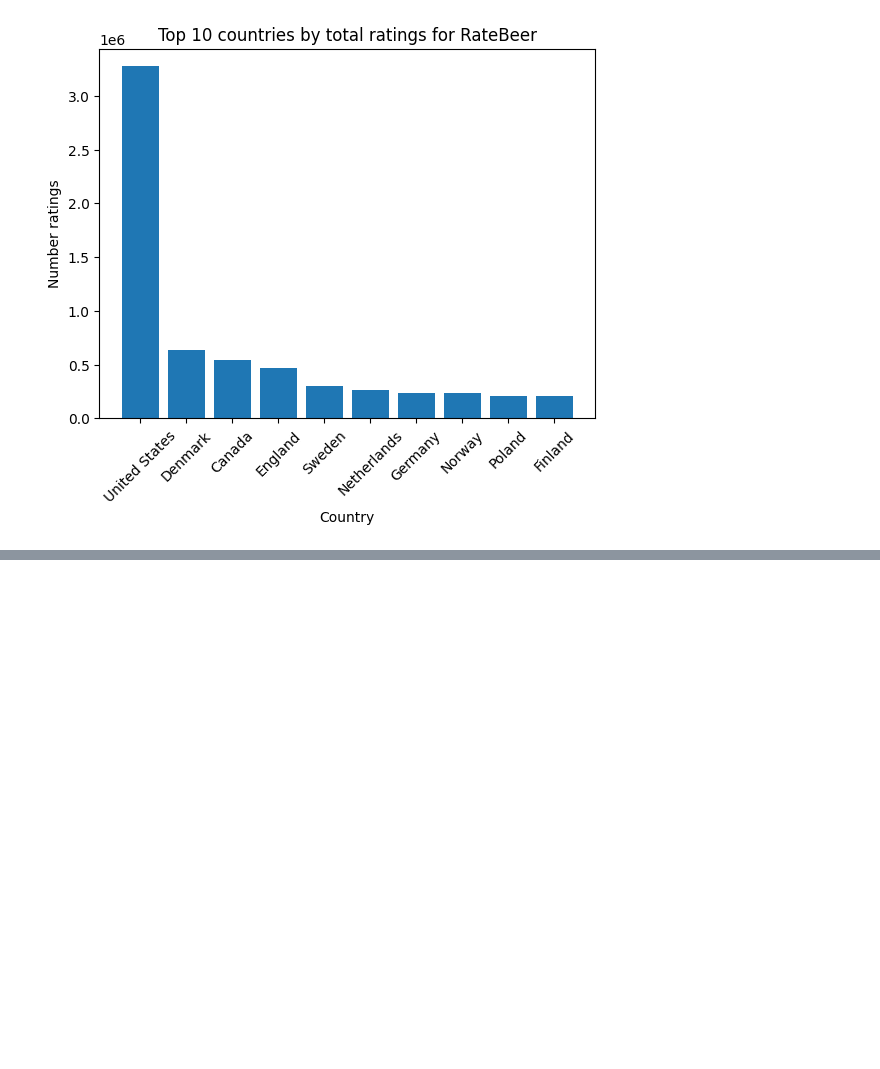
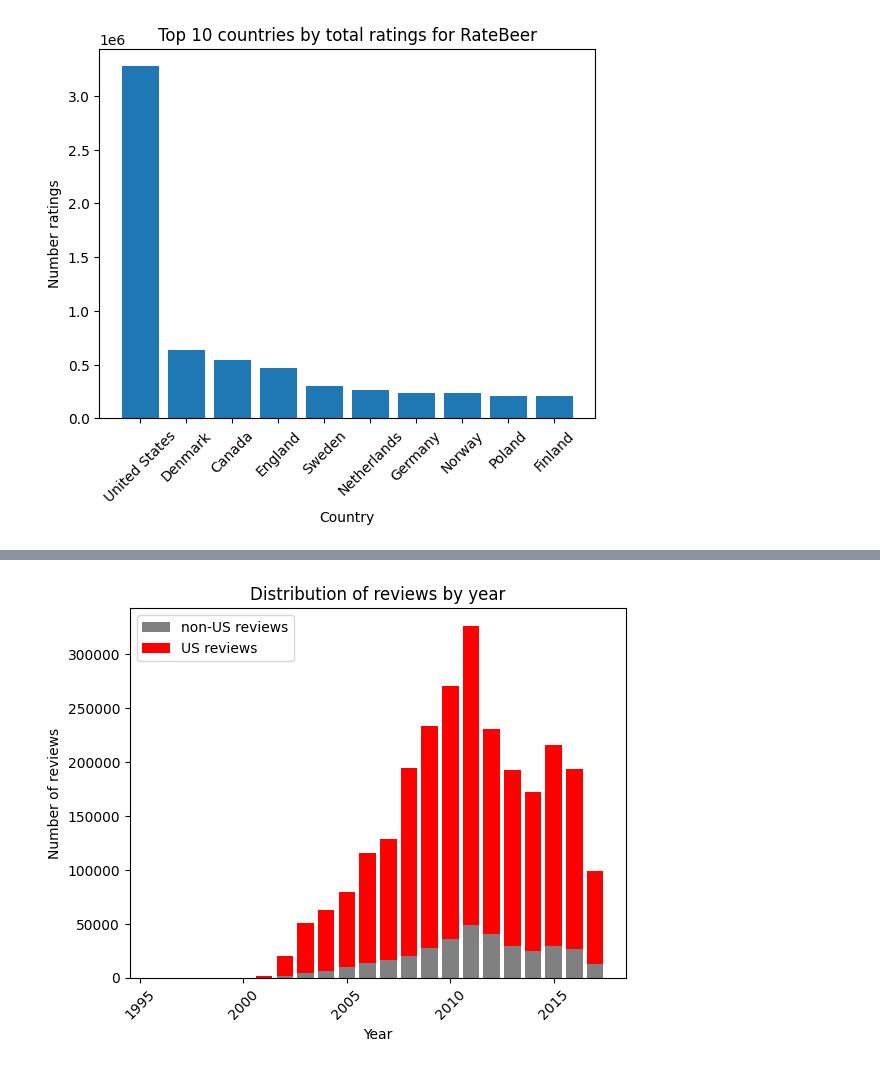
Before and after one commit to epfl-ada/ada-2024-project-databrewers, a Jupyter notebook: pauline.ipynb, the cells around one changed output, grey strips where cells are left out. Saved outputs shown, nothing was run; the diff lists cells and outputs as text; code cells hidden in the pictures; blank space fills up the shorter version.

```diff
--- a/pauline.ipynb
+++ b/pauline.ipynb
@@ -400,0 +530,26 @@ plt.show()
+# %%
+# Calculate total reviews per year
+yearly_counts = reviews_ba_pivot.groupby('year').size().reset_index(name='total_reviews')
+
+# Calculate the number of reviews from the United States per year
+us_counts = reviews_ba_pivot[reviews_ba_pivot['country'] == 'United States'].groupby('year').size().reset_index(name='us_reviews')
+
+# Merge
+yearly_counts = yearly_counts.merge(us_counts, on='year', how='left')
+yearly_counts['us_reviews'] = yearly_counts['us_reviews'].fillna(0)
+
+# Calculate non-US reviews
+yearly_counts['non_us_reviews'] = yearly_counts['total_reviews'] - yearly_counts['us_reviews']
+# %%
+plt.bar(yearly_counts['year'], yearly_counts['non_us_reviews'], color='grey', label='non-US reviews')
+plt.bar(yearly_counts['year'], yearly_counts['us_reviews'], bottom=yearly_counts['non_us_reviews'], color='red', label='US reviews')
+
+plt.title('Distribution of reviews by year')
+plt.xlabel('Year')
+plt.ylabel('Number of reviews')
+plt.xticks(rotation=45)
+plt.legend()
+
+plt.show()
+# %% [output]
+[figure, added]
```
Also changed, not shown: parts of 29 cells of this notebook.
